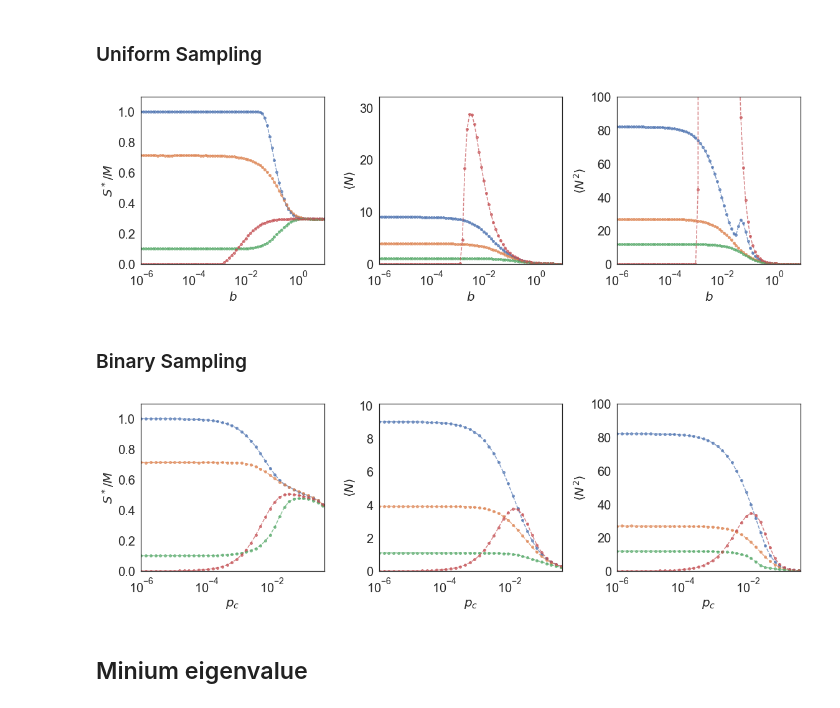
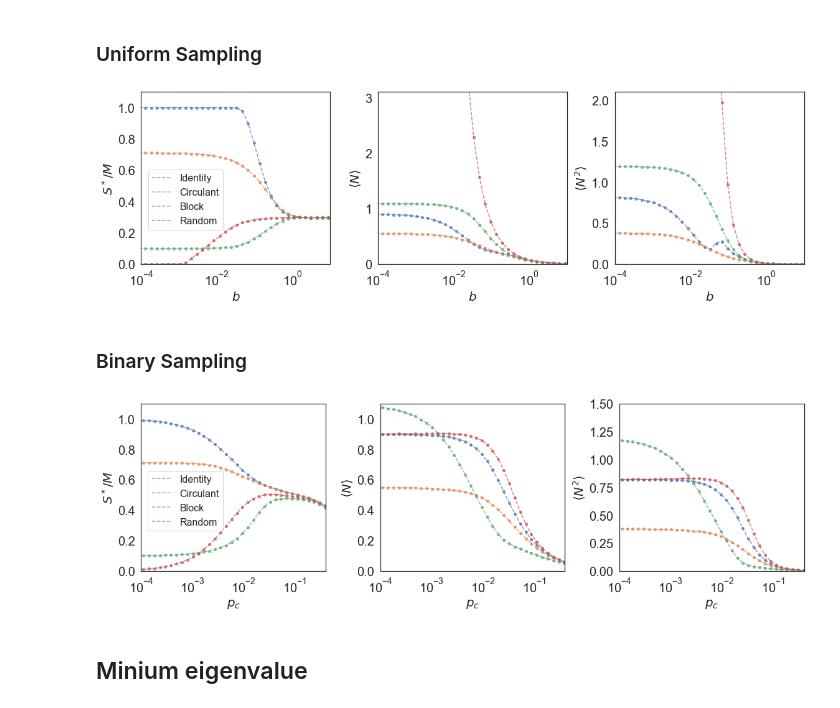
Before and after one commit to Emergent-Behaviors-in-Biology/typical-random-ecosystems, a Jupyter notebook: Plot_paper.ipynb, the cells around one changed output. Drawn from its saved outputs; the diff is of its cells as text; code cells hidden in the pictures.

```diff
--- a/Plot_paper.ipynb
+++ b/Plot_paper.ipynb
@@ -258,8 +307,9 @@ fig.savefig(fig_name, dpi=300, transparent=True)
 # %% [markdown]
 ## Linear Response Functions
 # %%
-Identity = pd.read_csv('Data/Community_gaussian_identity_quadratic_CVXOPT_log.csv')
-Data=Identity[Identity['mu']==0]
+Identity = pd.read_csv('Data/Community_gaussian_identity_quadratic_CVXOPT_log_v1.csv')
+Data=Identity[Identity['mu']==1.]
+Data=Identity[Identity['K']==1.]
 i=0;
 T=np.asarray(Data['epsilon'])
 phi_N=np.asarray(Data['phi_N'])
@@ -287,10 +337,10 @@ ax.axvline(x=1.0, linewidth=2, color='k', linestyle='dashed')
 ax.set_xscale('log')
 ax.xaxis.set_tick_params(labelsize=15)
 ax.yaxis.set_tick_params(labelsize=15)
-ax.set_ylim([-0.1,9])
+ax.set_ylim([-0.1,12])
 ax.set_xlim([10**(-6), 10**(3)])
 ax.set_xlabel(r'$\sigma_c$',fontsize=30)
-ax.set_ylabel(r'tr$({A}^{-1})$',fontsize=30)
+ax.set_ylabel(r'tr$({A}^{-1})/M^*$',fontsize=30)
 ax.legend(loc='upper left',fontsize=20)
 fig.tight_layout()
 fig_name='linear_response1.pdf'
@@ -463,89 +514,93 @@ fig.savefig(fig_name, dpi=300, transparent=True)
 # %% [markdown]
 ### Uniform Sampling
 # %%
-Identity = pd.read_csv('Data/Community_uniform_identity_quadratic_CVXOPT_log.csv')
-Null = pd.read_csv('Data/Community_uniform_null_quadratic_CVXOPT_log.csv')
-Block = pd.read_csv('Data/Community_uniform_block_quadratic_CVXOPT_log.csv')
-Circulant = pd.read_csv('Data/Community_uniform_circulant_quadratic_CVXOPT_log.csv')
+Identity = pd.read_csv('Data/Community_uniform_identity_quadratic_CVXOPT_log_v1.csv')
+Null = pd.read_csv('Data/Community_uniform_null_quadratic_CVXOPT_log_v1.csv')
+Block = pd.read_csv('Data/Community_uniform_block_quadratic_CVXOPT_log_v1.csv')
+Circulant = pd.read_csv('Data/Community_uniform_circulant_quadratic_CVXOPT_log_v1.csv')
 
 Legend = ["Identity", "Circulant", "Block", "Random"]
 Data=[Identity, Circulant, Block, Null]
 fig, axs = plt.subplots(1, 3)
 axs = axs.ravel()
 for i in range(3):
     ax =axs[i]
-    ax.set_xlim([10**(-6), 10**1])
+    ax.set_xlim([10**(-4), 10])
     ax.set_xlabel(r'$b$',fontsize=20)
     ax.set_xscale('log')
     ax.xaxis.set_tick_params(labelsize=20)
     ax.yaxis.set_tick_params(labelsize=20)
     for j in range(4):
         data =Data[j]
+        data =data[data['mu'] == 1.0]
+        indices=np.arange(0,len(data['epsilon']),3)
         if i==0:
-            ax.plot(data['epsilon'],data['phi_N'],linestyle='dashed', alpha=0.7, label=Legend[j])
-            ax.scatter(data['epsilon'], data['Survive']/100, alpha=0.7, label='_nolegend_', s=15)
+            ax.plot(data['epsilon'][indices],data['phi_N'][indices],linestyle='dashed', alpha=0.7, label=Legend[j])
+            ax.scatter(data['epsilon'][indices], data['Survive'][indices]/100, alpha=0.7, label='_nolegend_', s=15)
             ax.set_ylim([0.0, 1.1])
             ax.set_ylabel(r'$S^*/M$',fontsize=20)
             #ax.set_title(r'Self-renewing dynamics',fontsize=15)
-            #ax.legend(loc='lower left',bbox_to_anchor=(0.01, 0.17, 0.6, 0.6),prop={'size':16})
+            ax.legend(loc='lower left',bbox_to_anchor=(0.01, 0.17, 0.6, 0.6),prop={'size':16})
         if i==1:
-            ax.plot(data['epsilon'],data['mean_N'],linestyle='dashed', alpha=0.7, label=Legend[j])
-            ax.scatter(data['epsilon'], data['mean_N'], alpha=0.7, label='_nolegend_', s=15)
-            ax.set_ylim([0, 32.1])
+            ax.plot(data['epsilon'][indices],data['mean_N_s'][indices],linestyle='dashed', alpha=0.7, label=Legend[j])
+            ax.scatter(data['epsilon'][indices], data['mean_N_s'][indices], alpha=0.7, label='_nolegend_', s=15)
+            ax.set_ylim([0, 3.1])
             ax.set_ylabel(r'$\left<N\right>$',fontsize=20)
             #ax.set_title(r'Self-renewing dynamics',fontsize=15)
             #ax.legend(loc='lower left',bbox_to_anchor=(0.01, 0.17, 0.6, 0.6))
         if i==2:
-            ax.plot(data['epsilon'],data['q_N'],linestyle='dashed', alpha=0.7, label=Legend[j])
-            ax.scatter(data['epsilon'], data['q_N'], alpha=0.7, label='_nolegend_', s=15)
-            ax.set_ylim([0, 100.1])
+            ax.plot(data['epsilon'][indices],data['q_N_s'][indices],linestyle='dashed', alpha=0.7, label=Legend[j])
+            ax.scatter(data['epsilon'][indices], data['q_N_s'][indices], alpha=0.7, label='_nolegend_', s=15)
+            ax.set_ylim([0, 2.1])
             ax.set_ylabel(r'$\left<N^2\right>$',fontsize=20)
             #ax.set_title(r'Self-renewing dynamics',fontsize=15)
             #ax.legend(loc='lower left',bbox_to_anchor=(0.01, 0.17, 0.6, 0.6))
 fig.set_size_inches(16, 5)
 fig.tight_layout()
 fig_name='community_properties_uniform.pdf'
 fig.savefig(fig_name, dpi=300, transparent=True)
 # %% [output]
-[figure, old version]
+[figure, new version]
 # %% [markdown]
 ### Binary Sampling
 # %%
-Identity = pd.read_csv('Data/Community_binomial_identity_quadratic_CVXOPT_log.csv')
-Null = pd.read_csv('Data/Community_binomial_null_quadratic_CVXOPT_log.csv')
-Block = pd.read_csv('Data/Community_binomial_block_quadratic_CVXOPT_log.csv')
-Circulant = pd.read_csv('Data/Community_binomial_circulant_quadratic_CVXOPT_log.csv')
+Identity = pd.read_csv('Data/Community_binomial_identity_quadratic_CVXOPT_log_v1.csv')
+Null = pd.read_csv('Data/Community_binomial_null_quadratic_CVXOPT_log_v1.csv')
+Block = pd.read_csv('Data/Community_binomial_block_quadratic_CVXOPT_log_v1.csv')
+Circulant = pd.read_csv('Data/Community_binomial_circulant_quadratic_CVXOPT_log_v1.csv')
 Legend = ["Identity", "Circulant", "Block", "Random"]
 Data=[Identity, Circulant, Block, Null]
 fig, axs = plt.subplots(1, 3)
 axs = axs.ravel()
 for i in range(3):
     ax =axs[i]
-    ax.set_xlim([10**(-6), 0.4])
+    ax.set_xlim([10**(-4), 0.4])
     ax.set_xlabel(r'$p_c$',fontsize=20)
     ax.set_xscale('log')
     ax.xaxis.set_tick_params(labelsize=20)
     ax.yaxis.set_tick_params(labelsize=20)
     for j in range(4):
         data =Data[j]
+        data =data[data['mu'] == 1.0]
+        indices=np.arange(0,len(data['epsilon']),3)
         if i==0:
-            ax.plot(data['epsilon'],data['phi_N'],linestyle='dashed', alpha=0.7, label=Legend[j])
-            ax.scatter(data['epsilon'], data['Survive']/100, alpha=0.7, label='_nolegend_', s=15)
+            ax.plot(data['epsilon'][indices],data['phi_N'][indices],linestyle='dashed', alpha=0.7, label=Legend[j])
+            ax.scatter(data['epsilon'][indices], data['Survive'][indices]/100, alpha=0.7, label='_nolegend_', s=15)
             ax.set_ylim([0.0, 1.1])
             ax.set_ylabel(r'$S^*/M$',fontsize=20)
             #ax.set_title(r'Self-renewing dynamics',fontsize=15)
-            #ax.legend(loc='lower left',bbox_to_anchor=(0.01, 0.17, 0.6, 0.6),prop={'size':16})
+            ax.legend(loc='lower left',bbox_to_anchor=(0.01, 0.21, 0.6, 0.6),prop={'size':16})
         if i==1:
-            ax.plot(data['epsilon'],data['mean_N'],linestyle='dashed', alpha=0.7, label=Legend[j])
-            ax.scatter(data['epsilon'], data['mean_N'], alpha=0.7, label='_nolegend_', s=15)
-            ax.set_ylim([0, 10.1])
+            ax.plot(data['epsilon'][indices],data['mean_N_s'][indices],linestyle='dashed', alpha=0.7, label=Legend[j])
+            ax.scatter(data['epsilon'][indices], data['mean_N_s'][indices], alpha=0.7, label='_nolegend_', s=15)
+            ax.set_ylim([0, 1.1])
             ax.set_ylabel(r'$\left<N\right>$',fontsize=20)
             #ax.set_title(r'Self-renewing dynamics',fontsize=15)
             #ax.legend(loc='lower left',bbox_to_anchor=(0.01, 0.17, 0.6, 0.6))
         if i==2:
-            ax.plot(data['epsilon'],data['q_N'],linestyle='dashed', alpha=0.7, label=Legend[j])
-            ax.scatter(data['epsilon'], data['q_N'], alpha=0.7, label='_nolegend_', s=15)
-            ax.set_ylim([0, 100.1])
+            ax.plot(data['epsilon'][indices],data['q_N_s'][indices],linestyle='dashed', alpha=0.7, label=Legend[j])
+            ax.scatter(data['epsilon'][indices], data['q_N_s'][indices], alpha=0.7, label='_nolegend_', s=15)
+            ax.set_ylim([0, 1.5])
             ax.set_ylabel(r'$\left<N^2\right>$',fontsize=20)
             #ax.set_title(r'Self-renewing dynamics',fontsize=15)
             #ax.legend(loc='lower left',bbox_to_anchor=(0.01, 0.17, 0.6, 0.6))
@@ -554,7 +609,7 @@ fig.tight_layout()
 fig_name='community_properties_binary.pdf'
 fig.savefig(fig_name, dpi=300, transparent=True)
 # %% [output]
-[figure, old version]
+[figure, new version]
 # %% [markdown]
 ## Minium eigenvalue
 # %% [markdown]
```
Also changed, not shown: parts of 9 cells of this notebook, 8 other files.
